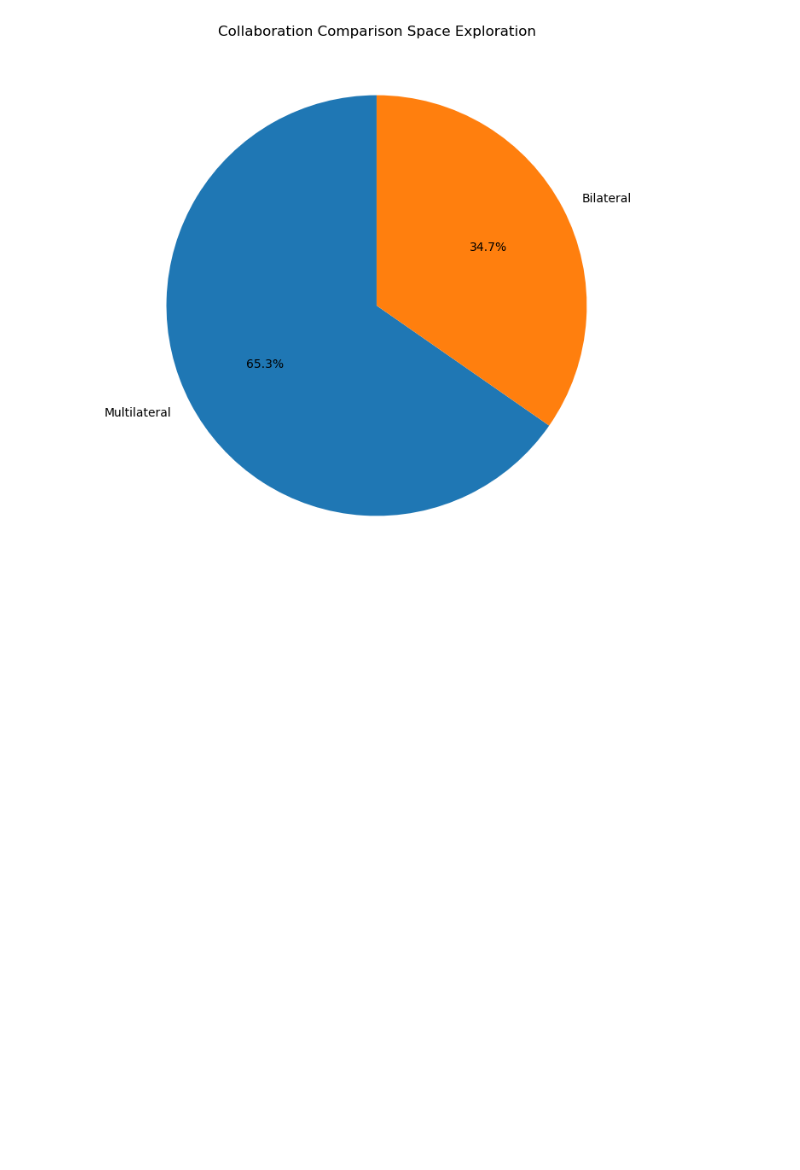
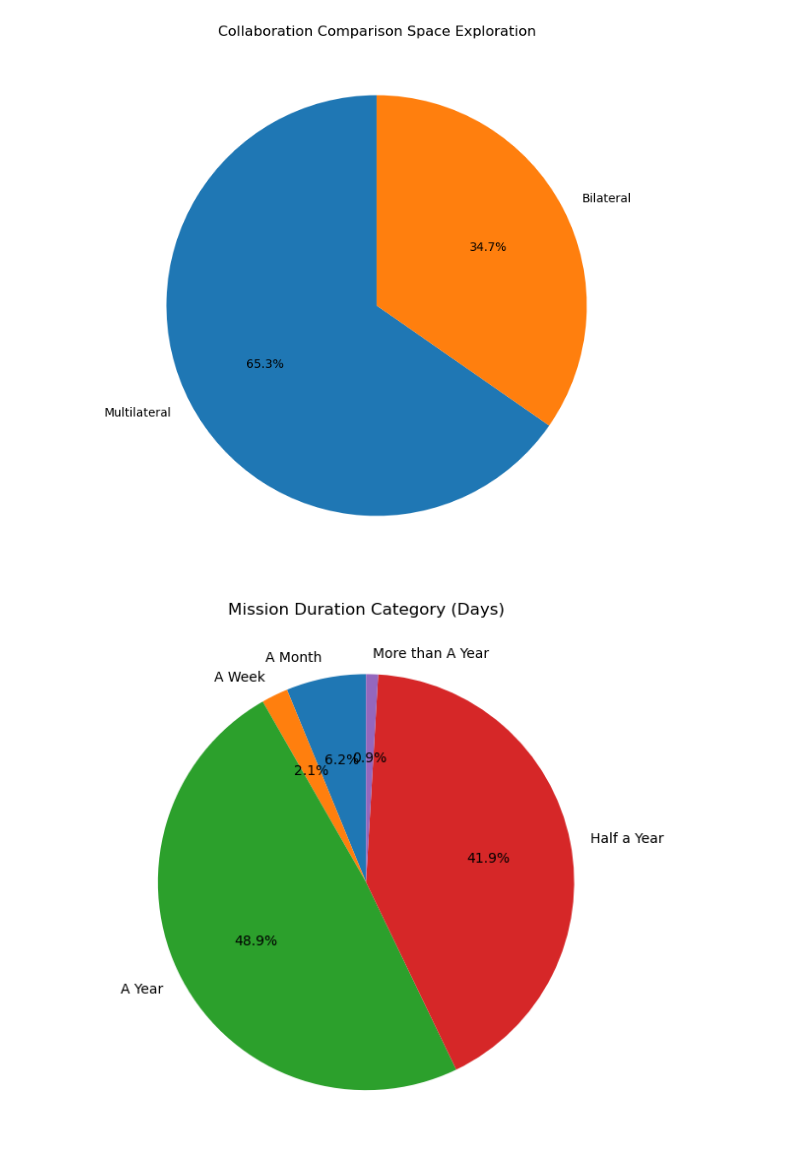
Before and after one commit to FlazeFy2/DS-Global-Space-Exploration, a Jupyter notebook: exploratory data analysis-pie.ipynb, the cells around one changed output. Cells and saved outputs as stored; diff of their text form; code cells hidden in the pictures; blank space fills up the shorter version.

Commit message:
[DS] Exploratory Data Analysis (EDA) - Pie Chart Mission Duration Category (Days)

```diff
--- a/exploratory data analysis-pie.ipynb
+++ b/exploratory data analysis-pie.ipynb
@@ -39,3 +39,38 @@ plt.ylabel("")
 plt.show()
 # %% [output]
 [figure]
+# %%
+import pandas as pd
+import matplotlib.pyplot as plt
+
+# Dataset
+# Exploratory Data Analysis (EDA) - Pie Chart Mission Duration Category (Days)
+df = pd.read_csv("Global_Space_Exploration_Dataset.csv")
+
+# Convert duration
+def categorize_duration(time):
+    if time <= 7:
+        return "A Week"
+    elif time <= 30:
+        return "A Month"
+    elif time <= 180:
+        return "Half a Year"
+    elif time <= 360:
+        return "A Year"
+    else:
+        return "More than A Year"
+
+df["Mission Duration Category"] = df["Duration (in Days)"].apply(categorize_duration)
+
+# Count the number of missions
+quartal_counts = df["Mission Duration Category"].value_counts().sort_index()
+
+# Pie Chart
+plt.figure(figsize=(6, 6))
+quartal_counts.plot.pie(autopct='%1.1f%%', startangle=90)
+plt.title("Mission Duration Category (Days)")
+plt.ylabel("")
+plt.tight_layout()
+plt.show()
+# %% [output]
+[figure, added]
```
